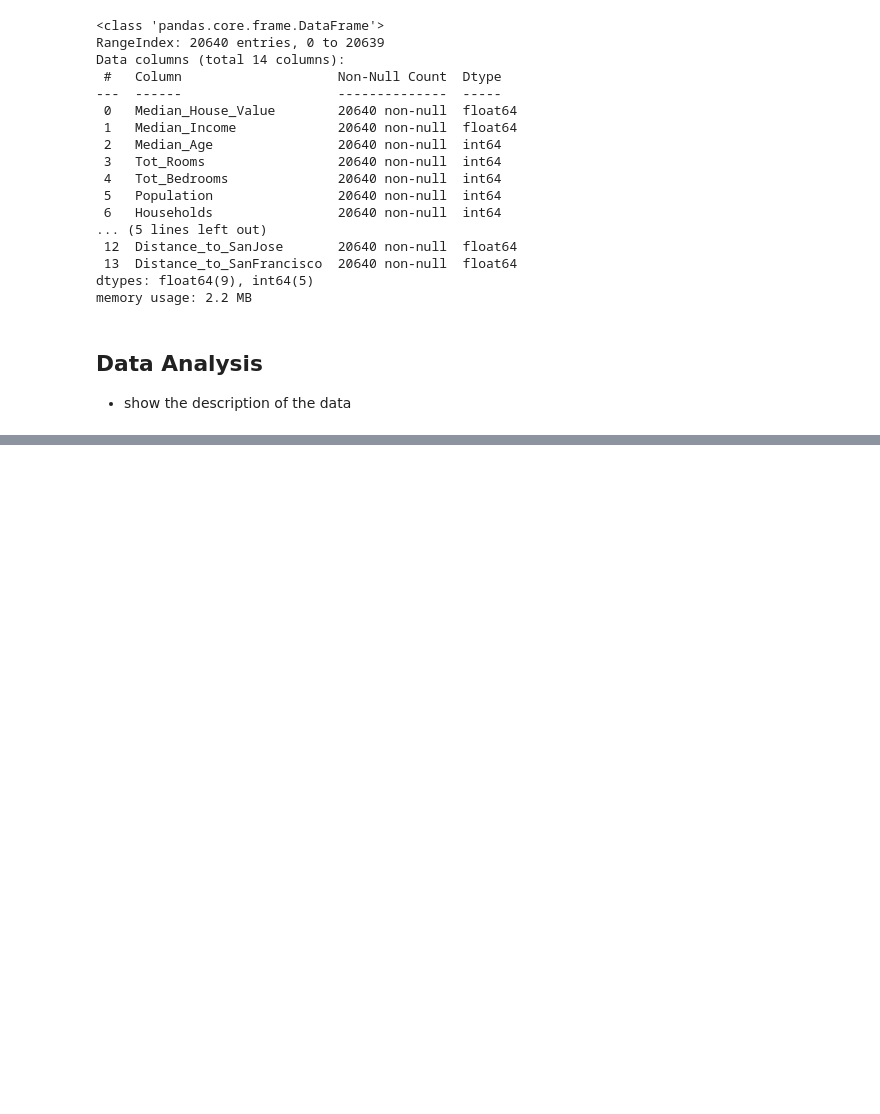
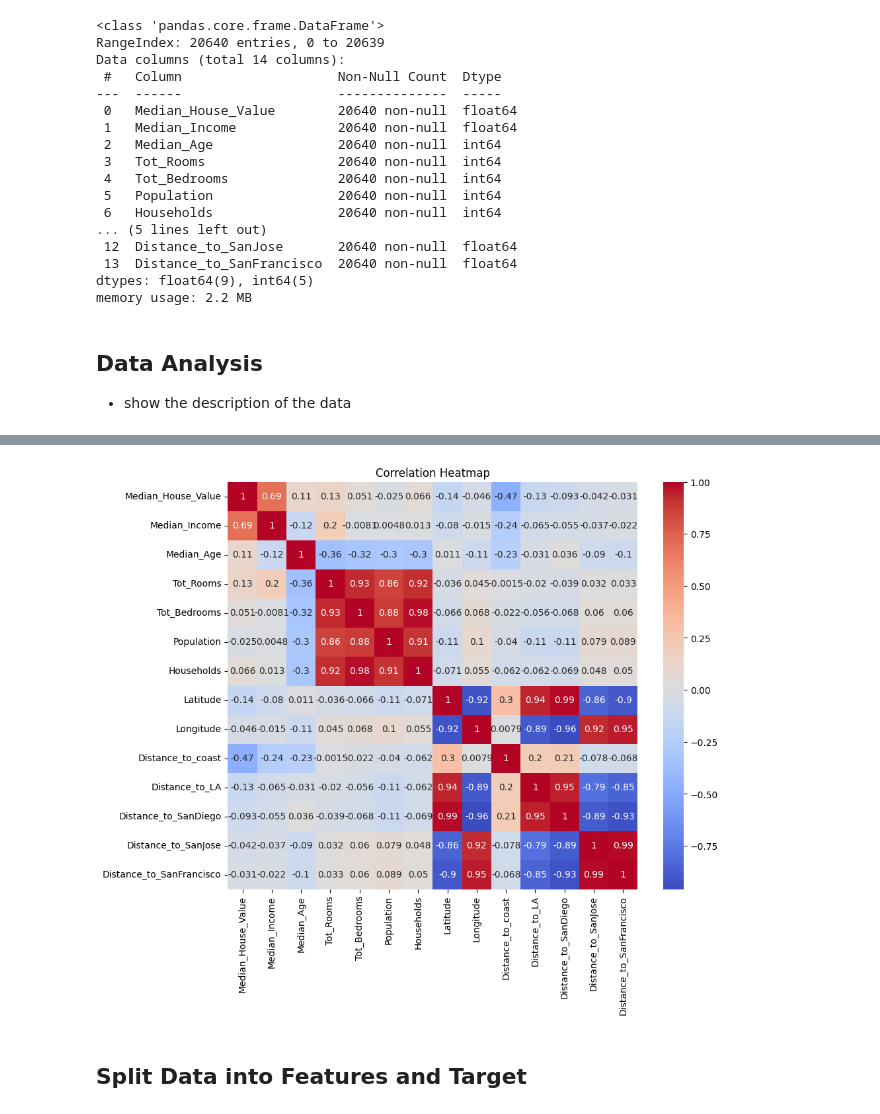
Before and after one commit to archeryue/AI-ZeroToOne, a Jupyter notebook: LinearRegression/HousePrice.ipynb, the cells around one changed output, grey strips where cells are left out. Saved outputs shown, nothing was run; the diff lists cells and outputs as text; code cells hidden in the pictures; blank space fills up the shorter version.

Commit message:
ADD: data corelation & plot heatmap

```diff
--- a/LinearRegression/HousePrice.ipynb
+++ b/LinearRegression/HousePrice.ipynb
@@ -58,0 +61,5 @@ df.describe()
+# %%
+# Compute correlation matrix
+correlation = df.corr()
+# Display correlations with 'Median_House_Value'
+print(correlation['Median_House_Value'].sort_values(ascending=False))
@@ -58,0 +82,13 @@ df.describe()
+# %%
+import matplotlib.pyplot as plt
+import seaborn as sns
+
+# Correlation heatmap
+plt.figure(figsize=(10, 8))
+sns.heatmap(correlation, annot=True, cmap='coolwarm')
+plt.title("Correlation Heatmap")
+plt.show()
+# %% [output]
+[figure, added]
+# %% [markdown]
+## Split Data into Features and Target
```
Also changed, not shown: parts of 5 cells of this notebook.
